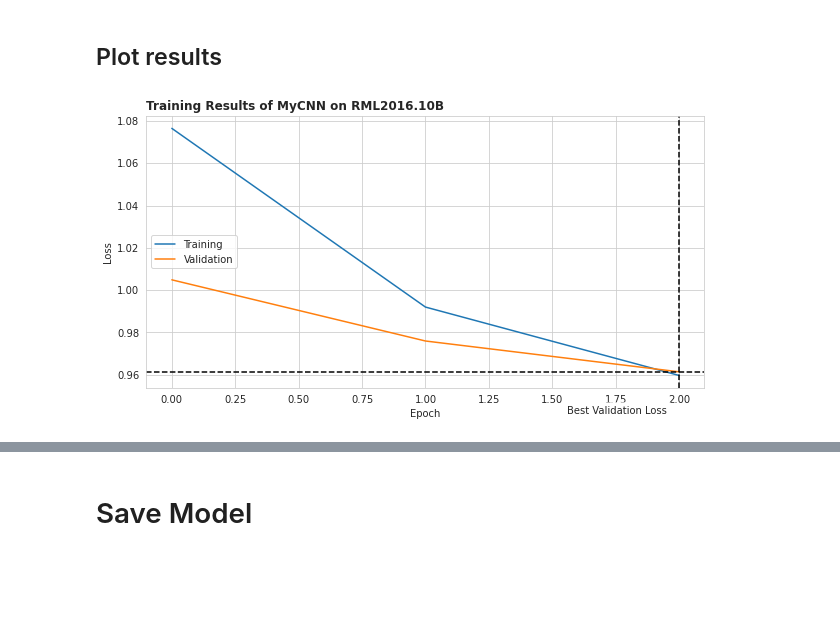
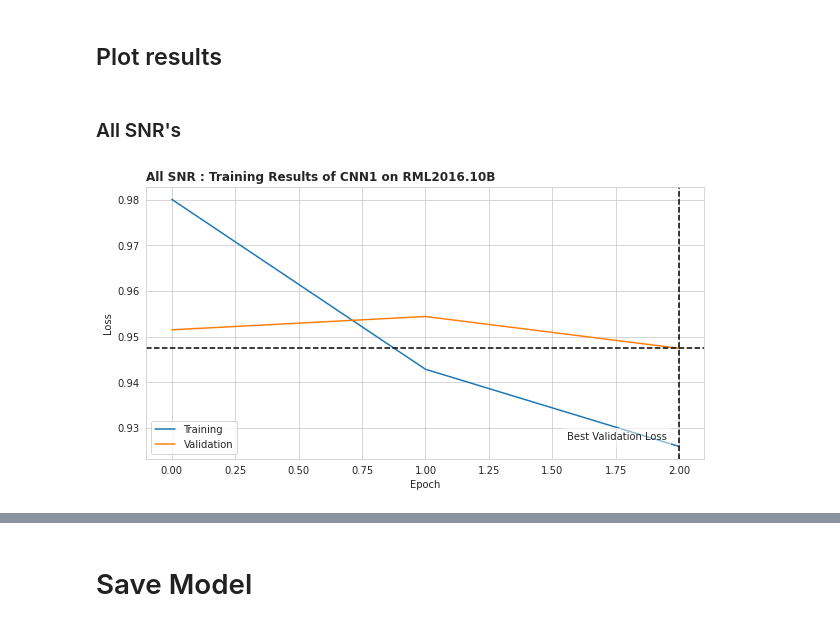
Before and after one commit to YairYarden/DeepCascadingAMC, a Jupyter notebook: Ex1.ipynb, the cells around one changed output, grey strips where cells are left out. Drawn from its saved outputs; the diff is of its cells as text; code cells hidden in the pictures; blank space fills up the shorter version.

```diff
--- a/Ex1.ipynb
+++ b/Ex1.ipynb
@@ -171,7 +210,7 @@ fig_dir = None
 # Plot a sample of the data
 # You can choose a different sample by changing
 idx = 10
-snr = 18
+snr = 6
 modulation = "CPFSK"
 
 mask = (dataset.df["SNR"] == snr) & (dataset.df["Modulation"] == modulation)
@@ -192,7 +231,7 @@ plt.show()
 # %% [markdown]
 # Model
 # %%
-class MyCNN(Model):
+class CNN1(Model):
     def __init__(self, input_samples: int, n_classes: int):
         super().__init__(input_samples=input_samples, n_classes=n_classes)
         # Batch x 1-channel x IQ x input_samples
@@ -263,6 +302,6 @@ class MyCNN(Model):
 
         return x
 
-model = MyCNN(input_samples=128, n_classes=10)
+model = CNN1(input_samples=128, n_classes=10)
 print(model)
 # %% [output]
@@ -401,3 +442,3 @@ MyTrainingStrategy(lr=0.001, n_epochs=6, gpu=True)
 # %%
-model, train_loss, val_loss = trainer(model=model, training=train, validation=val, le=le)
+model_allSNR, train_loss_allSNR, val_loss_allSNR = trainer(model=model, training=train, validation=val, le=le)
 # %% [output]
@@ -416,12 +486,14 @@ On Epoch 5 the training loss was 0.8002666027367
 # %% [markdown]
 ## Plot results
+# %% [markdown]
+### All SNR's
 # %%
-title = "Training Results of {model_name} on {dataset_name}".format(model_name="MyCNN", dataset_name="RML2016.10B")
-fig = plot_convergence(train_loss=train_loss, val_loss=val_loss, title=title)
+title = "All SNR : Training Results of {model_name} on {dataset_name}".format(model_name="CNN1", dataset_name="RML2016.10B")
+fig = plot_convergence(train_loss=train_loss_allSNR, val_loss=val_loss_allSNR, title=title)
 if fig_dir is not None:
-    file_path = "{fig_dir}/training_loss.pdf"
+    file_path = "{fig_dir}/allSNR_training_loss.pdf"
     print("Saving Figure -> {file_path}".format(file_path=file_path))
     fig.savefig(file_path, format="pdf", transparent=True)
 plt.show()
 # %% [output]
-[figure, old version]
+[figure, new version]
```
Also changed, not shown: parts of 48 cells of this notebook.
